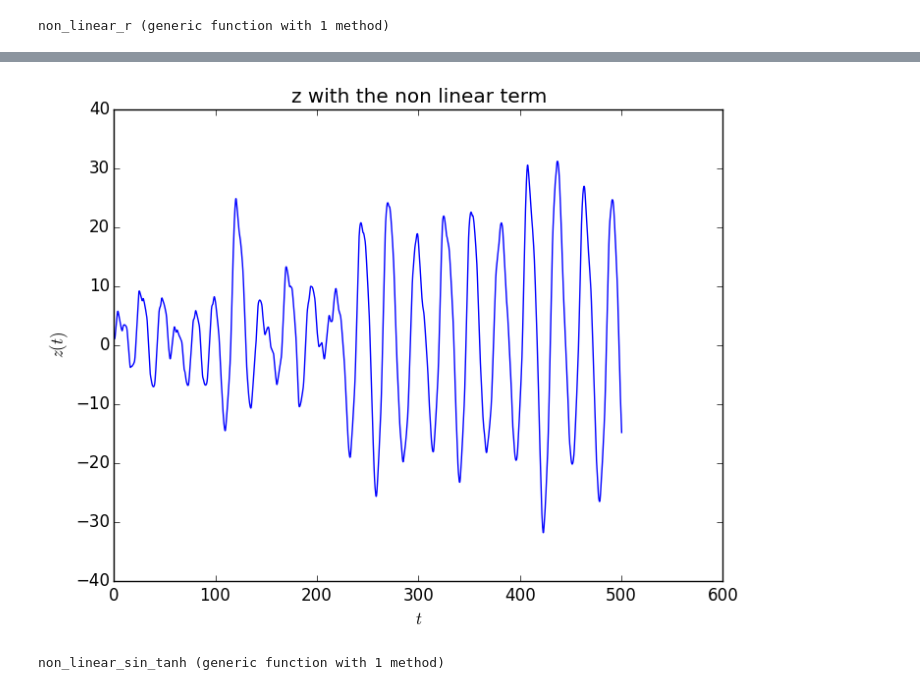
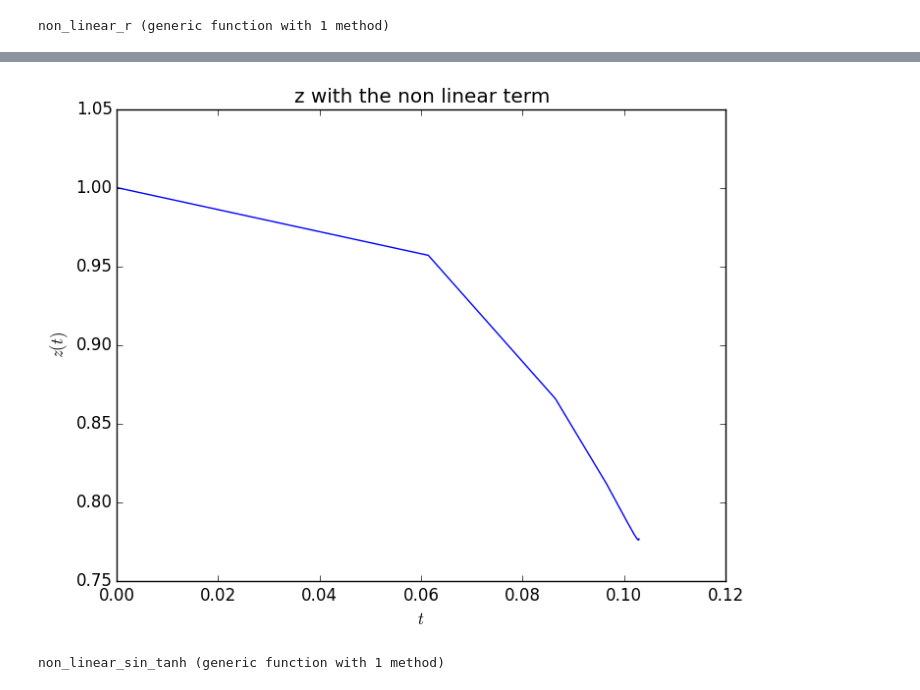
Before and after one commit to Oscarhg42/Neural-Systems, a Jupyter notebook: respiración1.2.1.ipynb, the cells around one changed output, grey strips where cells are left out. Drawn from its saved outputs; the diff is of its cells as text; code cells hidden in the pictures.

```diff
--- a/respiración1.2.1.ipynb
+++ b/respiración1.2.1.ipynb
@@ -163,7 +165,7 @@ function Integrador_1(t_max::Float64, Eqs::Function, epsilon::Float64, N::Int,xi
     dt = 1.0# Paso inicial
     while t0 < t_max && dt>1.0e-8# Condiciones de paro
 
-        dt, res = evaluador( Running, [xin0, xex0, xMR0, r0, ϕ0], N, epsilon, t0)# Resolvemos
+        dt, res = evaluador(Eqs, [xin0, xex0, xMR0, r0, ϕ0], N, epsilon, t0)# Resolvemos
         t0 += dt# A t0 se le suma el tamaño de paso
         push!(tV,t0)
         push!(xinV,res[1])# Los resultados se guardan
@@ -179,7 +181,7 @@ end
 # %% [output]
 Integrador_1 (generic function with 1 method)
 # %%
-rest, resxin, resxex, resxMR, resr, resϕ = Integrador_1(500.0,Running,10.0^(-10),20,2*π,2*π,2*π,1.0,0.0);
+rest, resxin, resxex, resxMR, resr, resϕ = Integrador_1(500.0,Running,10.0^(-10),20,π,π/3,2*π,1.0,0.0);
 # %%
 function z(t_max::Float64, Eqs::Function, epsilon::Float64, N::Int,xin0, xex0, xMR0, r0, ϕ0)
    rest, resxin, resxex, resxMR, resr, resϕ = Integrador_1(t_max::Float64, Eqs::Function, epsilon::Float64, N::Int,xin0, xex0, xMR0, r0, ϕ0)
@@ -239,6 +257,7 @@ function non_linear_r{T<:Real}(vec::Array{T,1} , N::Int, t::Float64) # La funci
 
     A=1.0; H=5.0; α=1.0; B=50.0; m=20; K=1 ; ω=sqrt(K/m) #K constante del resorte
      raiz=sqrt(K*m)
+    ω_0=(1+tanh(1))*0.5
 
     for k = 0:N-1
         knext = k+1
@@ -264,13 +283,13 @@ function non_linear_r{T<:Real}(vec::Array{T,1} , N::Int, t::Float64) # La funci
         F=B*(p_in-p_ex) #F=B(V(xin)-V(xex))+p(t)=d(cos(xin)-cos(xex)), p=cte
 
 
-        Dxin = 0.8808+tanh(A*cxin+α-H*p_MR) #Ahora sólo sustituimos las ecuaciones diferenciales
-        Dxex = 0.8808+(A*cxex+α-H*p_in)
-        DxMR = 0.8808+tanh(cxMR+H*p_z)
+        Dxin = ω_0+tanh(A*cxin+α-H*p_MR) #Ahora sólo sustituimos las ecuaciones diferenciales
+        Dxex = ω_0+(A*cxex+α-H*p_in)
+        DxMR = ω_0+tanh(cxMR+H*p_z)
 
 
-Dr=-F*cos(ϕTt)/(raiz*rTt*cos(2*ϕTt)) + ω*rTt^2*sin^4(ϕTt)/(cos(2*ϕTt)) + ωrTt^2 +ω/cos(2*ϕTt) -0.5*tan(2*ϕTt)/m
-Dϕ= (m*sin(ϕTt)/(m*raiz*cos(2*ϕTt)))*(-F+ω*raiz*rTt^3*cos^3(ϕTt)+ω*raiz*rTt*cos(ϕTt))-raiz*rTt*0.5*(-m*ω*sin(ϕTt)+cos(2*ϕTt)+1)
+Dr=-F*cos(ϕTt)/(raiz*rTt*cos(2*ϕTt)) + ω*rTt^2*sin(ϕTt)^4/(cos(2*ϕTt)) + ω*rTt^2 +ω/cos(2*ϕTt) -0.5*tan(2*ϕTt)/m
+Dϕ= (m*sin(ϕTt)/(m*raiz*cos(2*ϕTt)))*(-F+ω*raiz*rTt^3*cos(ϕTt)^3+ω*raiz*rTt*cos(ϕTt))-raiz*rTt*0.5*(-m*ω*sin(ϕTt)+cos(2*ϕTt)+1)
 
         # Los términos k+1 están determinados por (1)
         xinT.coeffs[knext+1]  = Dxin.coeffs[knext] / knext
@@ -297,2 +316,2 @@ legend();
 # %%
-hola_1=z(500.0,non_linear_r,10.0^(-10),20,2*π,2*π,2*π,1.0,0.0);
+hola_1=z(1000.0,non_linear_r,10.0^(-10),30,π,π,2*π,1.0,0.0)
@@ -299,11 +358,11 @@ hola_1=z(500.0,non_linear_r,10.0^(-10),20,2*π,2*π,2*π,1.0,0.0);
 # %%
-plot(hola_1[:,1],hola[:,2])
+plot(hola_1[:,1],hola_1[:,2])
 title("z with the non linear term")
 xlabel(L"t")
 ylabel(L"z(t)")
 legend();
 # %% [output]
-[figure, old version]
+[figure, new version]
 # %%
 # Función Running: determina los coeficientes de la series de Taylor según las ecuaciones anteriores.
 function non_linear_sin_tanh{T<:Real}(vec::Array{T,1} , N::Int, t::Float64) # La función pide un arreglo con los puntos alrededor
```
Also changed, not shown: parts of 18 cells of this notebook.
